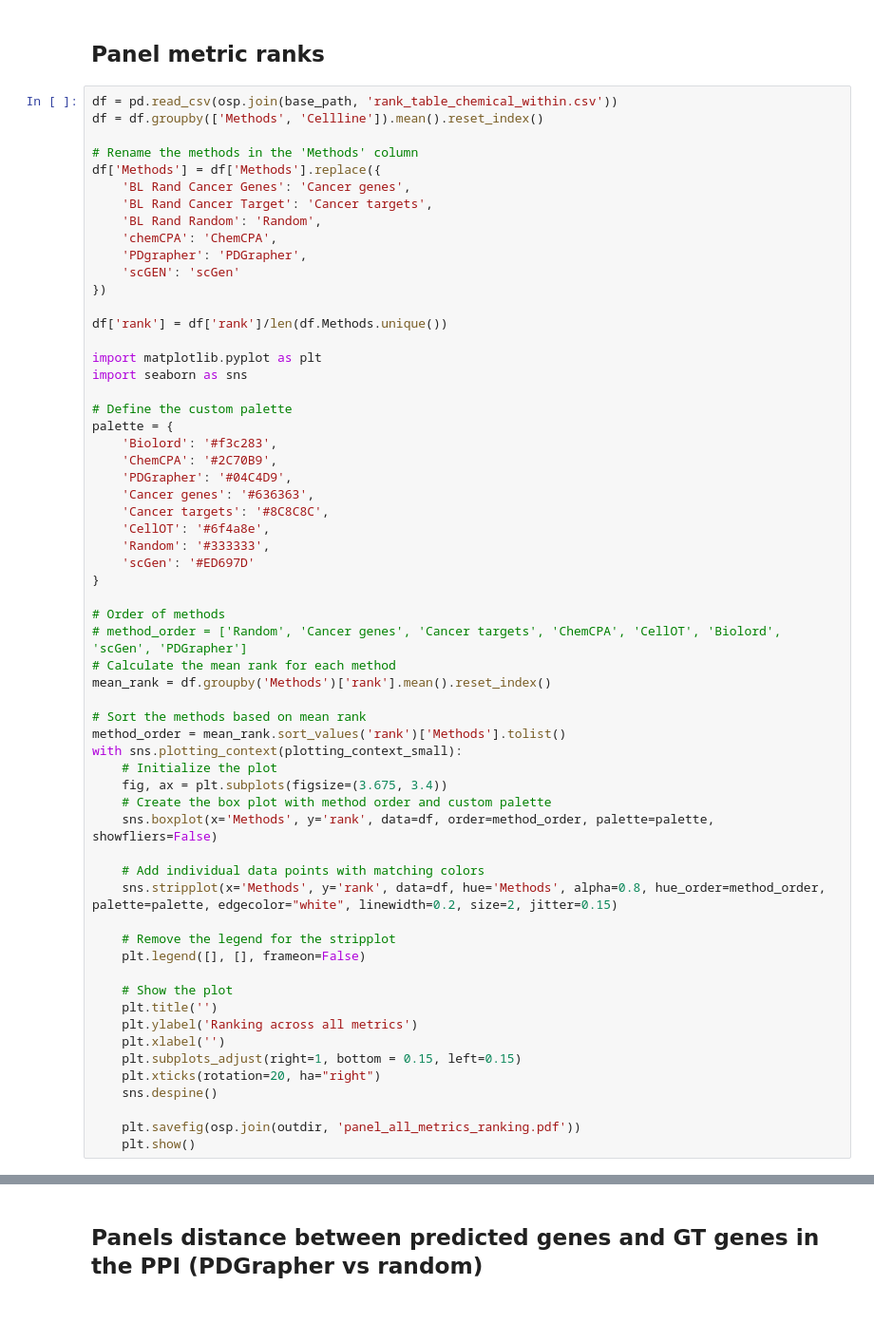
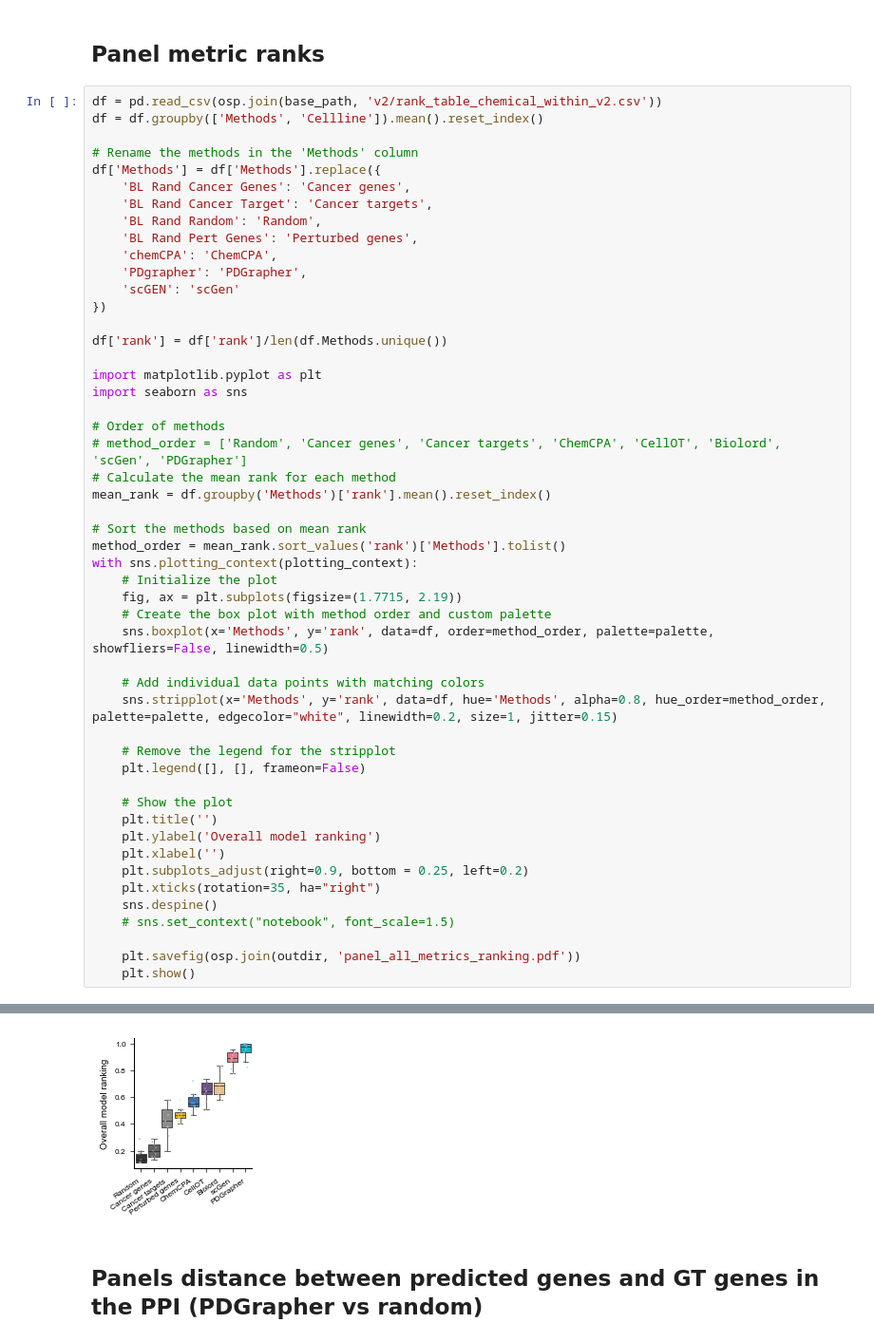
Before and after one commit to mims-harvard/PDGrapher, a Jupyter notebook: figures/figure_3_chemical_random/plot_figure_3.ipynb, the cells around one changed output, grey strips where cells are left out. Shown at 95% size. Drawn from its saved outputs; the diff is of its cells as text; blank space fills up the shorter version.

```diff
--- a/figures/figure_3_chemical_random/plot_figure_3.ipynb
+++ b/figures/figure_3_chemical_random/plot_figure_3.ipynb
@@ -763,7 +639,7 @@ with sns.plotting_context(plotting_context_small):
 # %% [markdown]
 ## Panel metric ranks
 # %%
-df = pd.read_csv(osp.join(base_path, 'rank_table_chemical_within.csv'))
+df = pd.read_csv(osp.join(base_path, 'v2/rank_table_chemical_within_v2.csv'))
 df = df.groupby(['Methods', 'Cellline']).mean().reset_index()
 
 # Rename the methods in the 'Methods' column
@@ -771,6 +647,7 @@ df['Methods'] = df['Methods'].replace({
     'BL Rand Cancer Genes': 'Cancer genes',
     'BL Rand Cancer Target': 'Cancer targets',
     'BL Rand Random': 'Random',
+    'BL Rand Pert Genes': 'Perturbed genes',
     'chemCPA': 'ChemCPA',
     'PDgrapher': 'PDGrapher',
     'scGEN': 'scGen'
@@ -781,18 +658,6 @@ df['rank'] = df['rank']/len(df.Methods.unique())
 import matplotlib.pyplot as plt
 import seaborn as sns
 
-# Define the custom palette
-palette = {
-    'Biolord': '#f3c283',
-    'ChemCPA': '#2C70B9',
-    'PDGrapher': '#04C4D9',
-    'Cancer genes': '#636363',
-    'Cancer targets': '#8C8C8C',
-    'CellOT': '#6f4a8e',
-    'Random': '#333333',
-    'scGen': '#ED697D'
-}
-
 # Order of methods
 # method_order = ['Random', 'Cancer genes', 'Cancer targets', 'ChemCPA', 'CellOT', 'Biolord', 'scGen', 'PDGrapher']
 # Calculate the mean rank for each method
@@ -800,25 +665,27 @@ mean_rank = df.groupby('Methods')['rank'].mean().reset_index()
 
 # Sort the methods based on mean rank
 method_order = mean_rank.sort_values('rank')['Methods'].tolist()
-with sns.plotting_context(plotting_context_small):
+with sns.plotting_context(plotting_context):
     # Initialize the plot
-    fig, ax = plt.subplots(figsize=(3.675, 3.4))
+    fig, ax = plt.subplots(figsize=(1.7715, 2.19))
     # Create the box plot with method order and custom palette
-    sns.boxplot(x='Methods', y='rank', data=df, order=method_order, palette=palette, showfliers=False)
+    sns.boxplot(x='Methods', y='rank', data=df, order=method_order, palette=palette, showfliers=False, linewidth=0.5)
 
     # Add individual data points with matching colors
-    sns.stripplot(x='Methods', y='rank', data=df, hue='Methods', alpha=0.8, hue_order=method_order, palette=palette, edgecolor="white", linewidth=0.2, size=2, jitter=0.15)
+    sns.stripplot(x='Methods', y='rank', data=df, hue='Methods', alpha=0.8, hue_order=method_order, palette=palette, edgecolor="white", linewidth=0.2, size=1, jitter=0.15)
 
     # Remove the legend for the stripplot
     plt.legend([], [], frameon=False)
 
     # Show the plot
     plt.title('')
-    plt.ylabel('Ranking across all metrics')
+    plt.ylabel('Overall model ranking')
     plt.xlabel('')
-    plt.subplots_adjust(right=1, bottom = 0.15, left=0.15)
-    plt.xticks(rotation=20, ha="right")
+    plt.subplots_adjust(right=0.9, bottom = 0.25, left=0.2)
+    plt.xticks(rotation=35, ha="right")
     sns.despine()
+    # sns.set_context("notebook", font_scale=1.5)
 
     plt.savefig(osp.join(outdir, 'panel_all_metrics_ranking.pdf'))
     plt.show()
+# %% [output]
@@ -825,3 +695,4 @@ with sns.plotting_context(plotting_context_small):
+[figure, added]
 # %% [markdown]
 ## Panels distance between predicted genes and GT genes in the PPI (PDGrapher vs random)
 # %%
```
Also changed, not shown: parts of 28 cells of this notebook, 20 other files.
